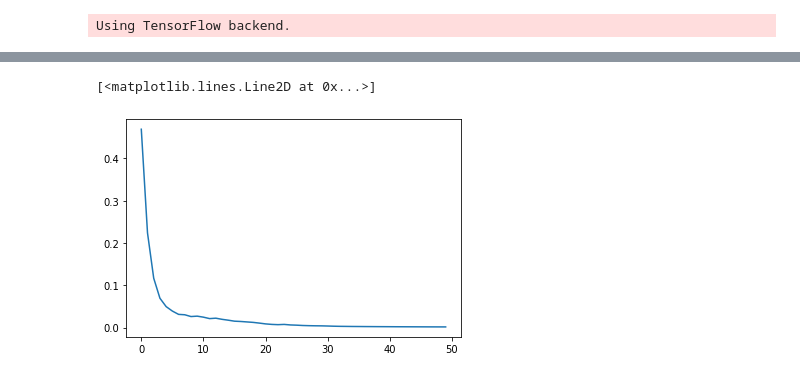
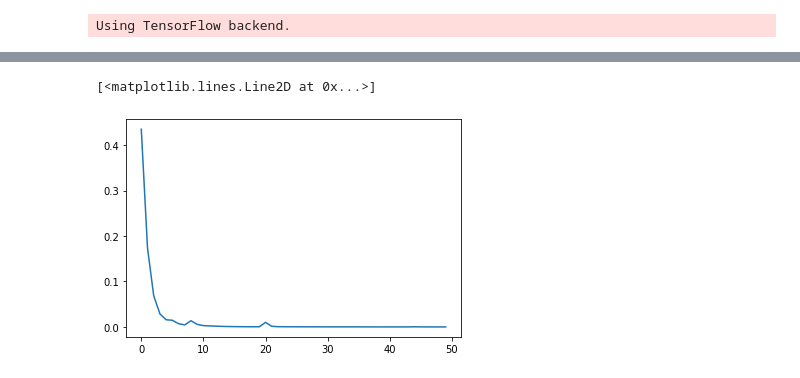
Before and after one commit to greyhound101/internship, a Jupyter notebook: densenet_fold_3_decay.ipynb, the cells around one changed output, grey strips where cells are left out. Cells and saved outputs as stored; diff of their text form; code cells hidden in the pictures.

```diff
--- a/densenet_fold_3_decay.ipynb
+++ b/densenet_fold_3_decay.ipynb
@@ -268,3 +260,11 @@ times_last={}
+# %%
+best_accuracy_all={}
+final_accuracy_all={}
+history_all={}
+answers_all={}
+predictions_all={}
+predictions_all_best={}
+times_all={}
 # %%
   def upd(dk,data):
     if dk==0:
@@ -379,9 +385,9 @@ Epoch 1/1
 29
 # %%
-plt.plot(history_last[fold]['loss'])
+plt.plot(history_all[fold]['loss'])
 # %% [output]
 [<matplotlib.lines.Line2D at 0x...>]
-[figure, old version]
+[figure, new version]
 # %%
 new_acc
 # %% [output]
```
Also changed, not shown: parts of 5 cells of this notebook.
